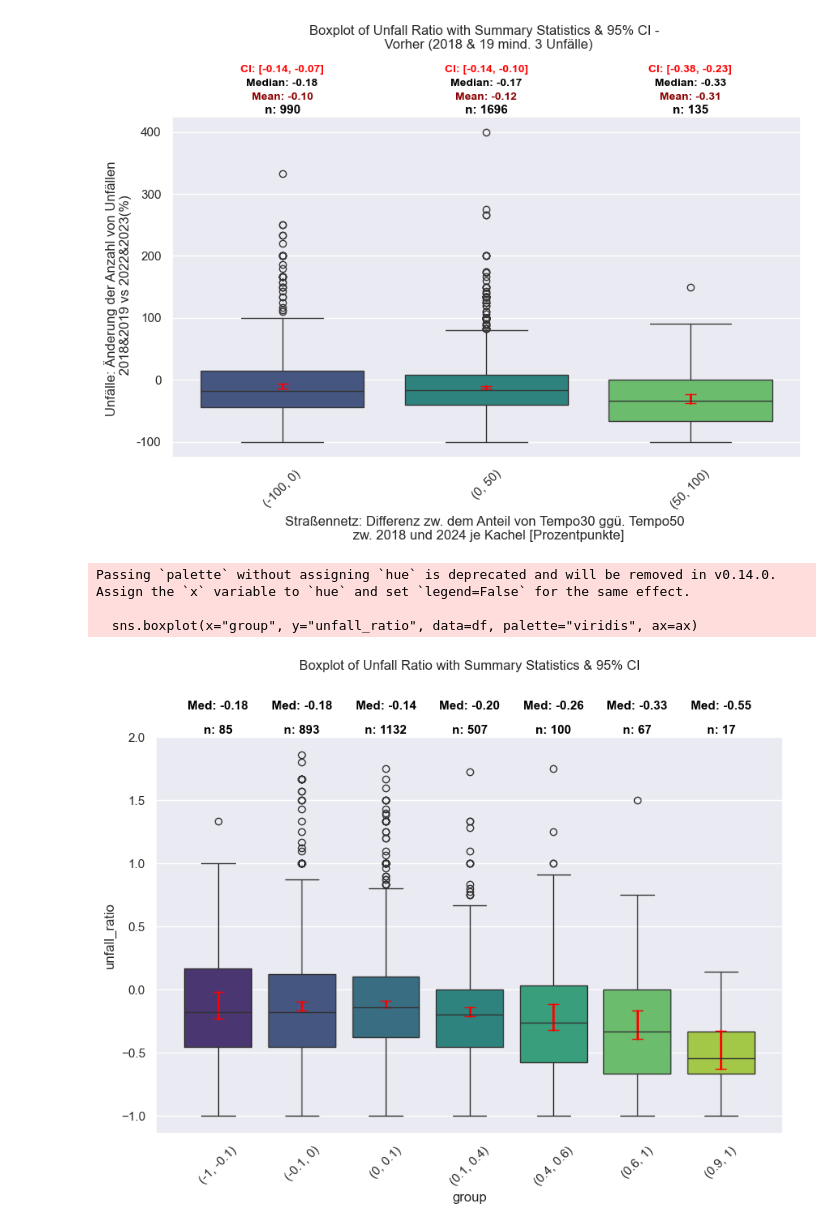
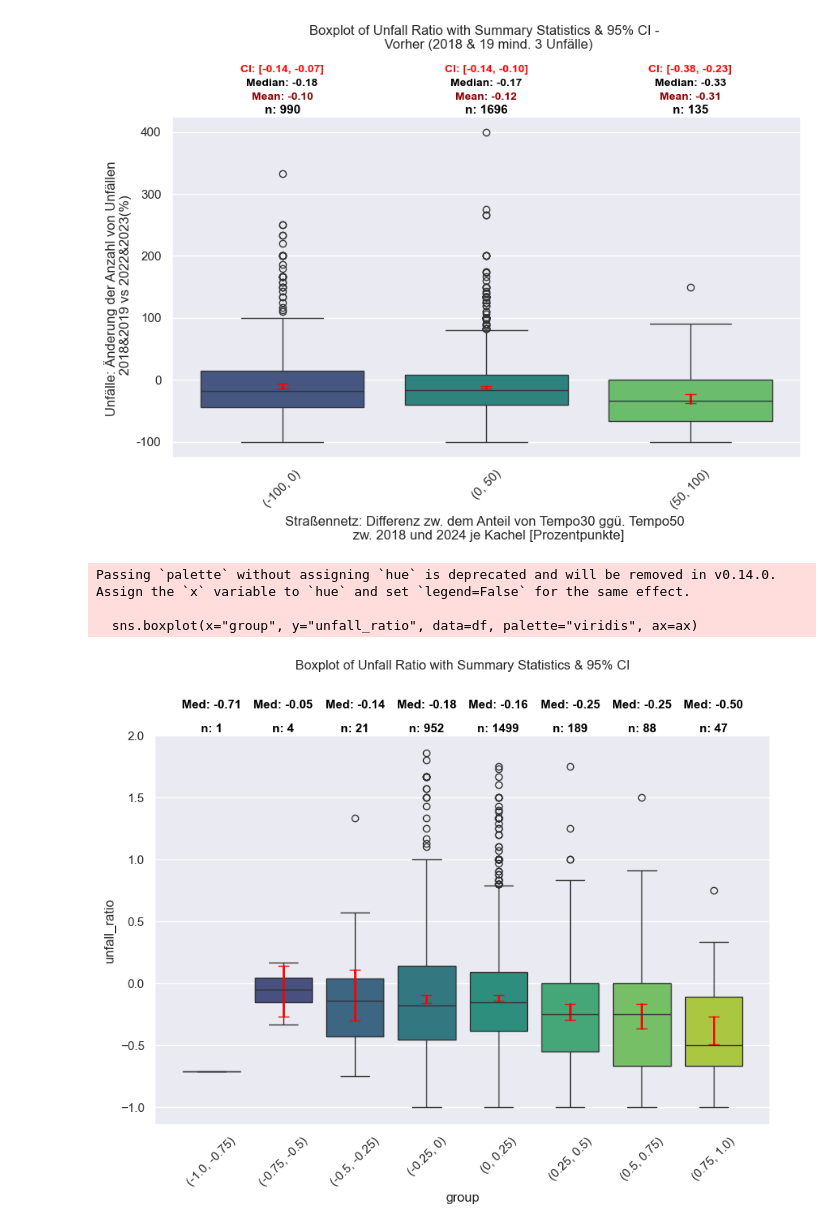
Before and after one commit to radverkehr/osm_history_analysis, a Jupyter notebook: 2_analyse_data_germany_statitics.ipynb, the cells around one changed output. Cells and saved outputs as stored; diff of their text form; code cells hidden in the pictures.

```diff
--- a/2_analyse_data_germany_statitics.ipynb
+++ b/2_analyse_data_germany_statitics.ipynb
@@ -605,4 +536,6 @@ Index(['id_left', 'geometry', '2018_length_50', '2024_length_50',
 # %%
 relevant_accidents=gdf_polygons_merge.to_crs(4326).copy()
 raster_germany_net=gdf_polygons_filtered.to_crs(4326).copy()
+
+relevant_accidents=relevant_accidents.drop(columns=['geometry'])
 # %% [markdown]
@@ -947,7 +882,7 @@ df=df[df.vorher>=3].copy()
 
 # Define bins and labels
 bins = [-1, 0.1, 0.5, 1]  # Bin edges
-labels = ["(-100, 10)", "(10, 40)",  "(50, 100)"]  # Bin labels
+labels = ["(-100, 10)", "(10, 50)",  "(50, 100)"]  # Bin labels
 
 # Create a new column categorizing the data into bins
 #df["group"] = pd.cut(df["diff_ratio_tempo30"], bins=bins, labels=labels, include_lowest=True)
@@ -1118,8 +1053,20 @@ df=df[df.unfall_ratio<2]
 #labels = ["(-1, -0.2)", "(-0.2, 0)", "(0, 0.2)", "(0.2, 0.5)", "(0.5, 1)"]  # Bin labels
 
 # Define bins and labels
-bins = [-1, -0.1, 0, 0.1, 0.4,0.6,0.9, 1]  # Bin edges
-labels = ["(-1, -0.1)", "(-0.1, 0)", "(0, 0.1)", "(0.1, 0.4)", "(0.4, 0.6)", "(0.6, 1)", "(0.9, 1)"]  # Bin labels
+#bins = [-1, -0.1, 0, 0.1, 0.4, 0.6, 0.9, 1]  # Bin edges
+#labels = ["(-1, -0.1)", "(-0.1, 0)", "(0, 0.1)", "(0.1, 0.4)", "(0.4, 0.6)", "(0.6, 1)", "(0.9, 1)"]  # Bin labels
+
+bins = [-1.0, -0.75, -0.5, -0.25, 0, 0.25, 0.5, 0.75, 1.0]
+labels = [
+    "(-1.0, -0.75)",
+    "(-0.75, -0.5)",
+    "(-0.5, -0.25)",
+    "(-0.25, 0)",
+    "(0, 0.25)",
+    "(0.25, 0.5)",
+    "(0.5, 0.75)",
+    "(0.75, 1.0)"
+]
 
 # Create a new column categorizing the data into bins
 df["group"] = pd.cut(df["diff_ratio_tempo30"], bins=bins, labels=labels, include_lowest=True)
@@ -1138,31 +1085,31 @@ sns.boxplot(x="group", y="unfall_ratio", data=df, palette="viridis", ax=ax)
 
 # **Move title higher**
 plt.title("Boxplot of Unfall Ratio with Summary Statistics & 95% CI", pad=60)
 
 # **Set fixed Y-position for summary stats (closer to chart)**
 y_position = ax.get_ylim()[1] + (ax.get_ylim()[1] - ax.get_ylim()[0]) * 0.01  # Closer to plot
 
 # **Spacing factor for better line separation**
 line_spacing = (ax.get_ylim()[1] - ax.get_ylim()[0]) * 0.03  # Adjust spacing between lines
 
 # **Add Summary Statistics in multi-line format**
 for i, row in summary.iterrows():
     x_pos = i  # X-axis position aligned with boxplot
 
     # Add count, mean, and median (each on a new line with improved spacing)
     ax.text(x_pos, y_position, f"n: {int(row['count'])}", ha='center', fontsize=11, fontweight="bold", color="black")
     #ax.text(x_pos, y_position + line_spacing, f"Mean: {row['mean']:.2f}", ha='center', fontsize=11, fontweight="bold", color="darkred")
     ax.text(x_pos, y_position + line_spacing * 2, f"Med: {row['median']:.2f}", ha='center', fontsize=11, fontweight="bold", color="black")
 
     # **Plot Confidence Interval (CI) as error bars**
     ax.plot([x_pos, x_pos], [row["ci_lower"], row["ci_upper"]], color="red", linewidth=2, marker="_", markersize=10)
 
 # Adjust plot layout
 plt.subplots_adjust(top=0.85, bottom=0.15)  # Moves title up, allows space below
 plt.xticks(rotation=45)  # Rotate x labels for better readability
 plt.show()
 # %% [output]
 Passing `palette` without assigning `hue` is deprecated and will be removed in v0.14.0. Assign the `x` variable to `hue` and set `legend=False` for the same effect.
 
   sns.boxplot(x="group", y="unfall_ratio", data=df, palette="viridis", ax=ax)
-[figure, old version]
+[figure, new version]
```
Also changed, not shown: parts of 44 cells of this notebook.
